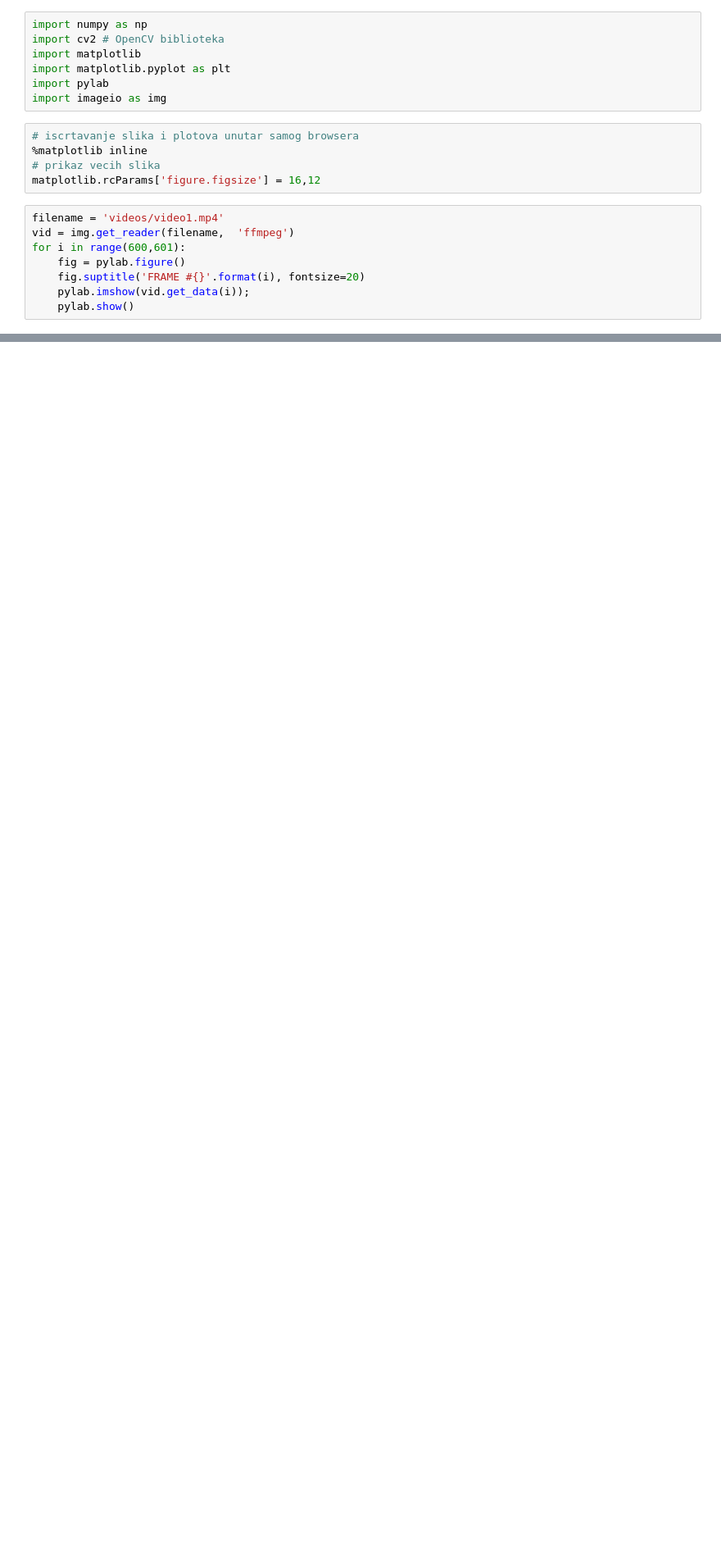
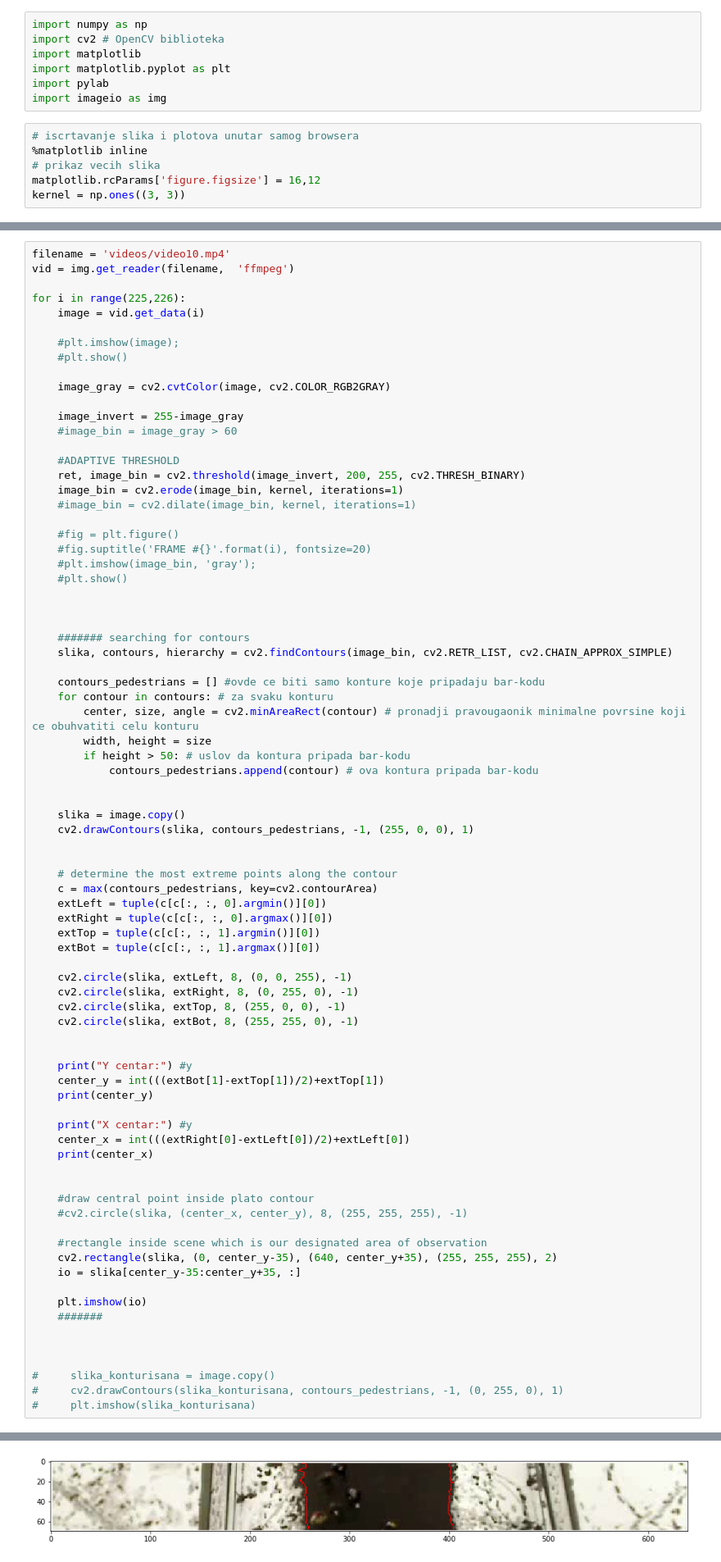
Before and after one commit to harmonikas996/sc-pedestrianCounter, a Jupyter notebook: project.ipynb, the cells around one changed output, grey strips where cells are left out. Shown at 82% size. Cells and saved outputs as stored; diff of their text form; blank space fills up the shorter version.

Commit message:
Isolated part of frame ready for further image processing

```diff
--- a/project.ipynb
+++ b/project.ipynb
@@ -10,11 +10,4 @@ import imageio as img
 %matplotlib inline
 # prikaz vecih slika
 matplotlib.rcParams['figure.figsize'] = 16,12
+kernel = np.ones((3, 3))
-# %%
-filename = 'videos/video1.mp4'
-vid = img.get_reader(filename,  'ffmpeg')
-for i in range(600,601):
-    fig = pylab.figure()
-    fig.suptitle('FRAME #{}'.format(i), fontsize=20)
-    pylab.imshow(vid.get_data(i));
-    pylab.show()
@@ -22,0 +14,80 @@ for i in range(600,601):
+# %%
+filename = 'videos/video10.mp4'
+vid = img.get_reader(filename,  'ffmpeg')
+
+for i in range(225,226):
+    image = vid.get_data(i)
+
+    #plt.imshow(image);
+    #plt.show()
+
+    image_gray = cv2.cvtColor(image, cv2.COLOR_RGB2GRAY)
+
+    image_invert = 255-image_gray
+    #image_bin = image_gray > 60
+
+    #ADAPTIVE THRESHOLD
+    ret, image_bin = cv2.threshold(image_invert, 200, 255, cv2.THRESH_BINARY)
+    image_bin = cv2.erode(image_bin, kernel, iterations=1)
+    #image_bin = cv2.dilate(image_bin, kernel, iterations=1)
+
+    #fig = plt.figure()
+    #fig.suptitle('FRAME #{}'.format(i), fontsize=20)
+    #plt.imshow(image_bin, 'gray');
+    #plt.show()
+
+
+
+    ####### searching for contours
+    slika, contours, hierarchy = cv2.findContours(image_bin, cv2.RETR_LIST, cv2.CHAIN_APPROX_SIMPLE)
+
+    contours_pedestrians = [] #ovde ce biti samo konture koje pripadaju bar-kodu
+    for contour in contours: # za svaku konturu
+        center, size, angle = cv2.minAreaRect(contour) # pronadji pravougaonik minimalne povrsine koji ce obuhvatiti celu konturu
+        width, height = size
+        if height > 50: # uslov da kontura pripada bar-kodu
+            contours_pedestrians.append(contour) # ova kontura pripada bar-kodu
+
+
+    slika = image.copy()
+    cv2.drawContours(slika, contours_pedestrians, -1, (255, 0, 0), 1)
+
+
+    # determine the most extreme points along the contour
+    c = max(contours_pedestrians, key=cv2.contourArea)
+    extLeft = tuple(c[c[:, :, 0].argmin()][0])
+    extRight = tuple(c[c[:, :, 0].argmax()][0])
+    extTop = tuple(c[c[:, :, 1].argmin()][0])
+    extBot = tuple(c[c[:, :, 1].argmax()][0])
+
+    cv2.circle(slika, extLeft, 8, (0, 0, 255), -1)
+    cv2.circle(slika, extRight, 8, (0, 255, 0), -1)
+    cv2.circle(slika, extTop, 8, (255, 0, 0), -1)
+    cv2.circle(slika, extBot, 8, (255, 255, 0), -1)
+
+
+    print("Y centar:") #y
+    center_y = int(((extBot[1]-extTop[1])/2)+extTop[1])
+    print(center_y)
+
+    print("X centar:") #y
+    center_x = int(((extRight[0]-extLeft[0])/2)+extLeft[0])
+    print(center_x)
+
+
+    #draw central point inside plato contour
+    #cv2.circle(slika, (center_x, center_y), 8, (255, 255, 255), -1)
+
+    #rectangle inside scene which is our designated area of observation
+    cv2.rectangle(slika, (0, center_y-35), (640, center_y+35), (255, 255, 255), 2)
+    io = slika[center_y-35:center_y+35, :]
+
+    plt.imshow(io)
+    #######
+
+
+
+#     slika_konturisana = image.copy()
+#     cv2.drawContours(slika_konturisana, contours_pedestrians, -1, (0, 255, 0), 1)
+#     plt.imshow(slika_konturisana)
+# %% [output]
@@ -22,0 +98 @@ for i in range(600,601):
+[figure, added]
```
Also changed, not shown: parts of 2 cells of this notebook.
